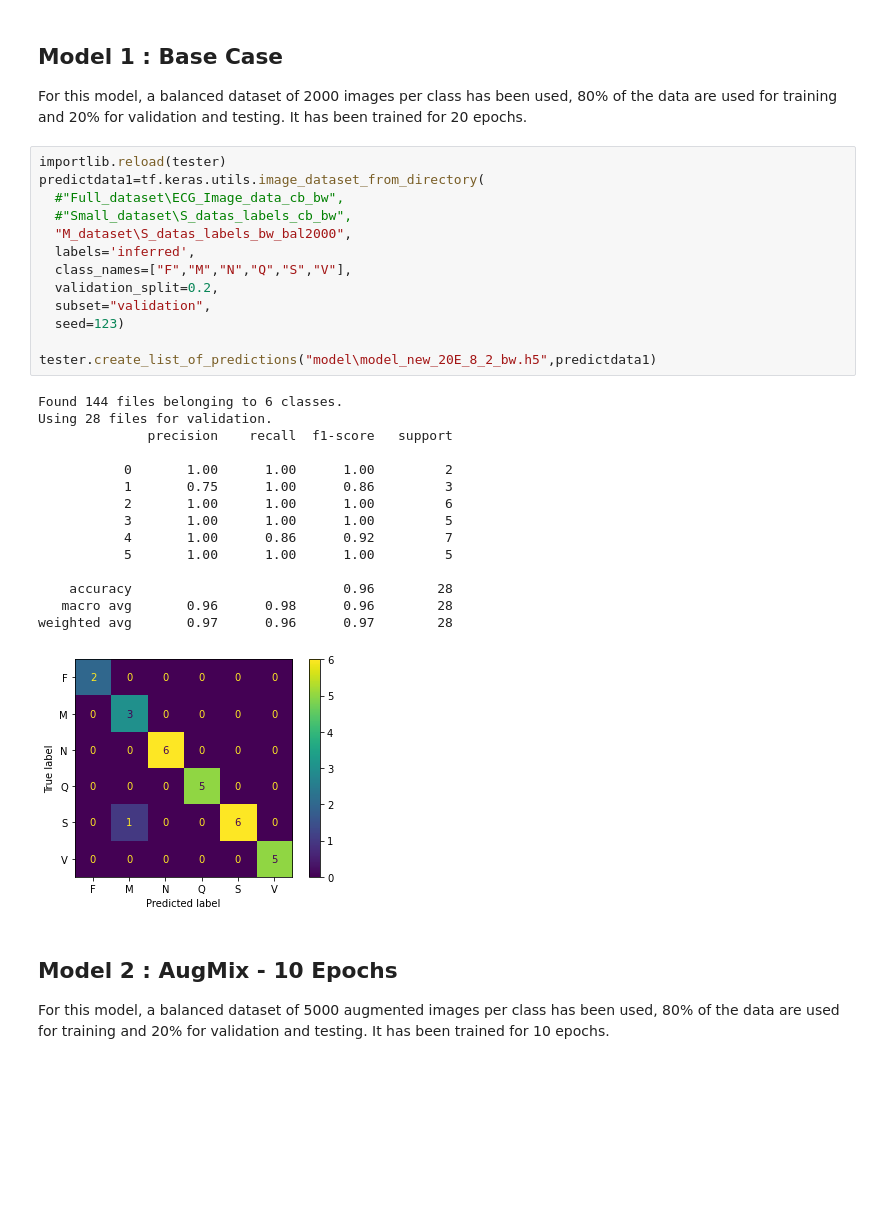
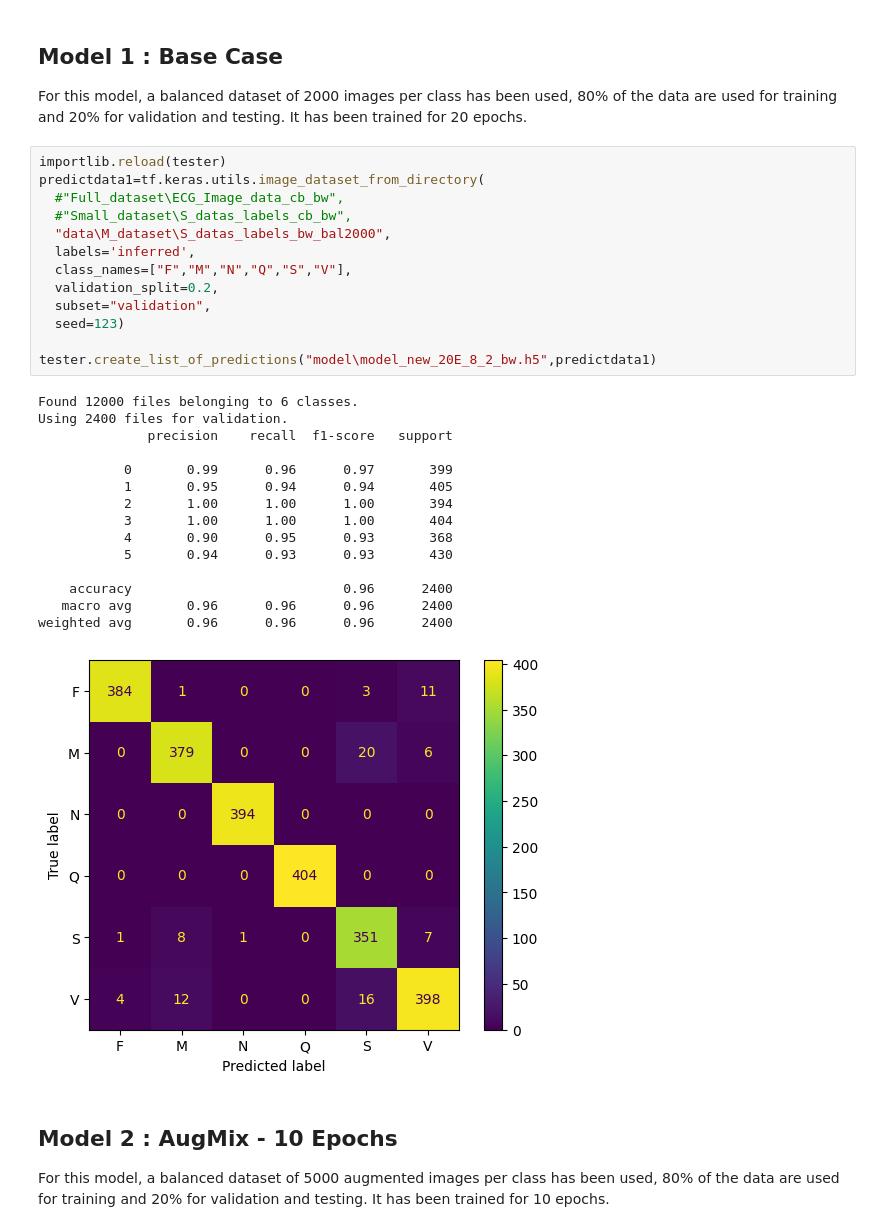
Before and after one commit to Henryk07/ESP3201_Project, a Jupyter notebook: src/model_analyzer.ipynb, the cells around one changed output. Cells and saved outputs as stored; diff of their text form; blank space fills up the shorter version.

```diff
--- a/src/model_analyzer.ipynb
+++ b/src/model_analyzer.ipynb
@@ -38,32 +59,32 @@ It has been trained for 20 epochs.
 # %%
 importlib.reload(tester)
 predictdata1=tf.keras.utils.image_dataset_from_directory(
   #"Full_dataset\ECG_Image_data_cb_bw",
   #"Small_dataset\S_datas_labels_cb_bw",
-  "M_dataset\S_datas_labels_bw_bal2000",
+  "data\M_dataset\S_datas_labels_bw_bal2000",
   labels='inferred',
   class_names=["F","M","N","Q","S","V"],
   validation_split=0.2,
   subset="validation",
   seed=123)
 
 tester.create_list_of_predictions("model\model_new_20E_8_2_bw.h5",predictdata1)
 # %% [output]
-Found 144 files belonging to 6 classes.
-Using 28 files for validation.
+Found 12000 files belonging to 6 classes.
+Using 2400 files for validation.
               precision    recall  f1-score   support
 
-           0       1.00      1.00      1.00         2
-           1       0.75      1.00      0.86         3
-           2       1.00      1.00      1.00         6
-           3       1.00      1.00      1.00         5
-           4       1.00      0.86      0.92         7
-           5       1.00      1.00      1.00         5
+           0       0.99      0.96      0.97       399
+           1       0.95      0.94      0.94       405
+           2       1.00      1.00      1.00       394
+           3       1.00      1.00      1.00       404
+           4       0.90      0.95      0.93       368
+           5       0.94      0.93      0.93       430
 
-    accuracy                           0.96        28
-   macro avg       0.96      0.98      0.96        28
-weighted avg       0.97      0.96      0.97        28
+    accuracy                           0.96      2400
+   macro avg       0.96      0.96      0.96      2400
+weighted avg       0.96      0.96      0.96      2400
-[figure, old version]
+[figure, new version]
 # %% [markdown]
 ## Model 2 : AugMix - 10 Epochs ##
 
```
Also changed, not shown: parts of 4 cells of this notebook, 1 other file.
